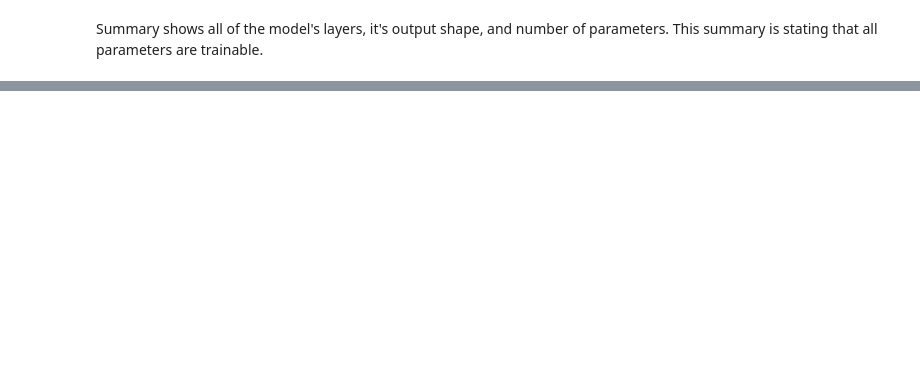
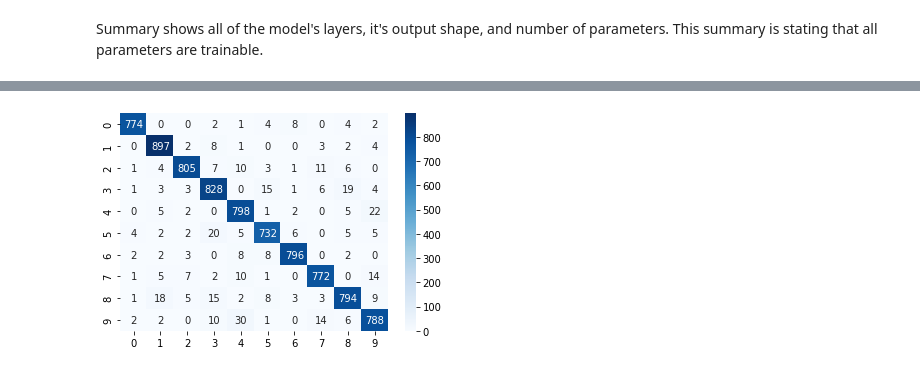
Before and after one commit to erinmcmahon26/MNIST-Digit-Recognizer, a Jupyter notebook: Digit_Recognizer_NN.ipynb, the cells around one changed output, grey strips where cells are left out. Drawn from its saved outputs; the diff is of its cells as text; code cells hidden in the pictures; blank space fills up the shorter version.

```diff
--- a/Digit_Recognizer_NN.ipynb
+++ b/Digit_Recognizer_NN.ipynb
@@ -132,0 +251,4 @@ keras.utils.plot_model(model, show_shapes=True)
+# %%
+cm_matrix(model_a, x_valid, y_valid)
+# %% [output]
+[figure, added]
```
Also changed, not shown: parts of 42 cells of this notebook.
